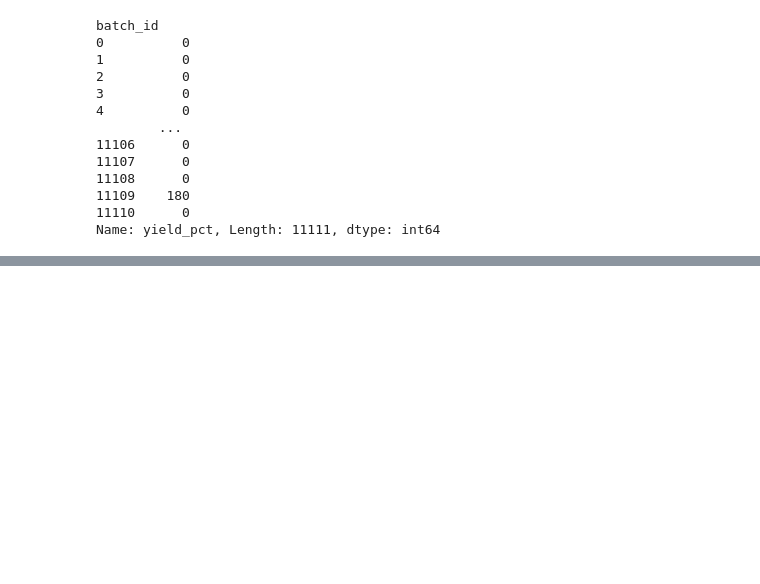
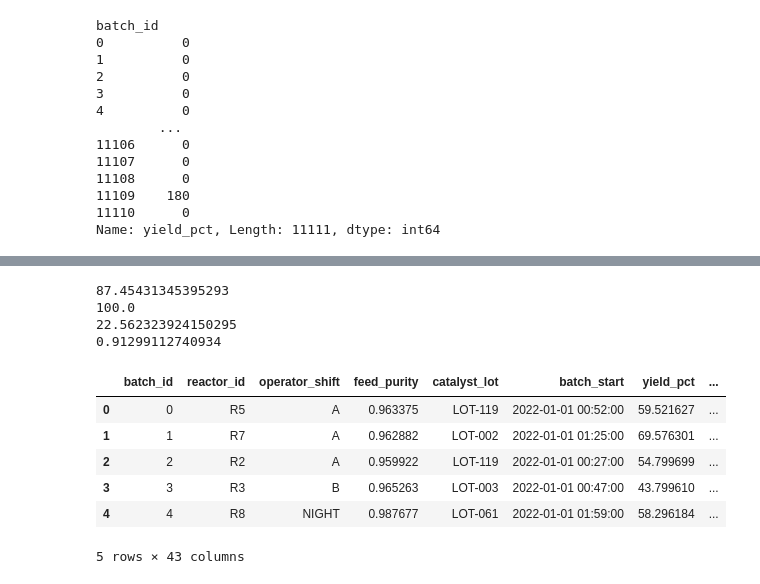
Before and after one commit to Deeja-ish/batch_reactor, a Jupyter notebook: notebooks/data_cleaning.ipynb, the cells around one changed output, grey strips where cells are left out. Saved outputs shown, nothing was run; the diff lists cells and outputs as text; code cells hidden in the pictures; blank space fills up the shorter version.

```diff
--- a/notebooks/data_cleaning.ipynb
+++ b/notebooks/data_cleaning.ipynb
@@ -122,0 +146,59 @@ filter_data.to_csv("../docs/filter_data_yield_zero.csv")
+# %%
+filter_data  = filtered_data.groupby("batch_id")['yield_pct'].apply(lambda x : (x == 0).sum())
+filter_data
+print(filtered_data['ambient_humidity'].max())
+print(filtered_data['feed_purity'].max())
+print(filtered_data['ambient_humidity'].min())
+print(filtered_data['feed_purity'].min())
+# %% [output]
+87.45431345395293
+100.0
+22.562323924150295
+0.91299112740934
+# %%
+def fraction_unknow(x):
+    return x.isna().mean()
+
+def get_quantille_05(x):
+    return x.quantile(0.05)
+
+def get_quantille_90(x):
+    return x.quantile(0.95)
+
+aggr_results = {
+    "reactor_id" :"first",
+    "operator_shift" : "first",
+    "feed_purity" : "first",
+    "catalyst_lot" : "first",
+    "timestamp" : "min",
+    'yield_pct' : "first",
+    "ambient_humidity" : "first"
+}
+
+sensor_result = ['temp_c', "pressure_bar", "agitator_rpm", "feed_rate", "ph"]
+for sensor in sensor_result:
+    aggr_results[sensor] = ['mean', 'std', 'min', 'max', fraction_unknow, get_quantille_05, get_quantille_90]
+
+batch_reactor = filtered_data.groupby("batch_id").agg(aggr_results)
+
+new_cols_name = []
+for col in batch_reactor.columns:
+    if col[1] in ['first']:
+        new_cols_name.append(col[0])
+    elif  col[0] == "timestamp" and col[1] == "min":
+        new_cols_name.append("batch_start")
+    else:
+        new_cols_name.append(f"{col[0]}_{col[1]}")
+
+batch_reactor.columns = new_cols_name
+batch_reactor = batch_reactor.reset_index()
+
+display(batch_reactor.head())
+# %% [output]
+|  | batch_id | reactor_id | operator_shift | feed_purity | catalyst_lot | batch_start | yield_pct | ... |
+| 0 | 0 | R5 | A | 0.963375 | LOT-119 | 2022-01-01 00:52:00 | 59.521627 | ... |
+| 1 | 1 | R7 | A | 0.962882 | LOT-002 | 2022-01-01 01:25:00 | 69.576301 | ... |
+| 2 | 2 | R2 | A | 0.959922 | LOT-119 | 2022-01-01 00:27:00 | 54.799699 | ... |
+| 3 | 3 | R3 | B | 0.965263 | LOT-003 | 2022-01-01 00:47:00 | 43.799610 | ... |
+| 4 | 4 | R8 | NIGHT | 0.987677 | LOT-061 | 2022-01-01 01:59:00 | 58.296184 | ... |
+5 rows × 43 columns
```
Also changed, not shown: parts of 8 cells of this notebook, 11 other files.
